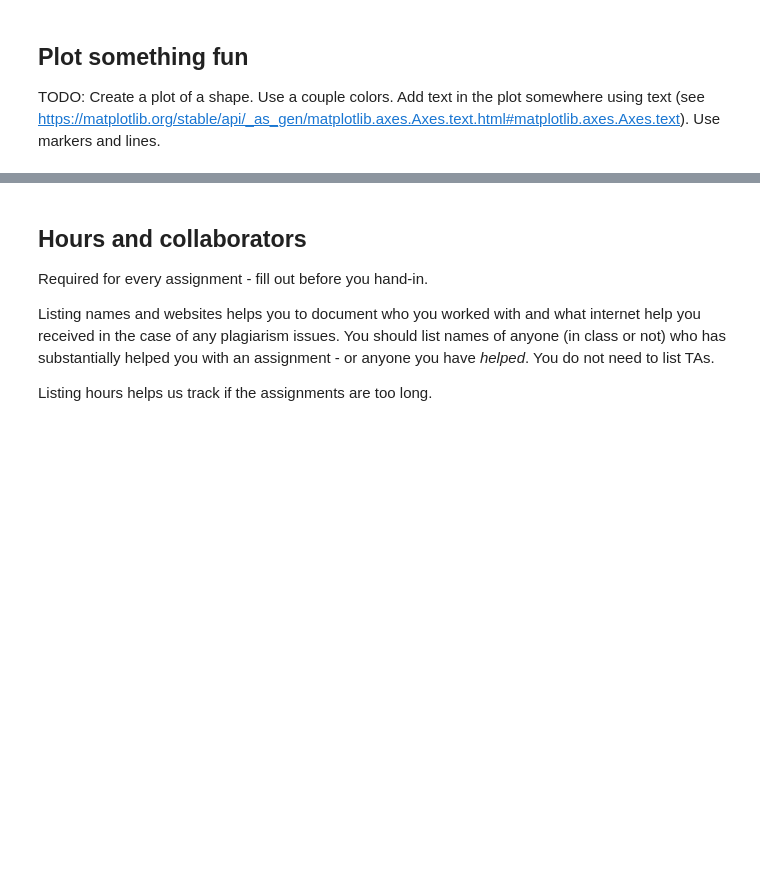
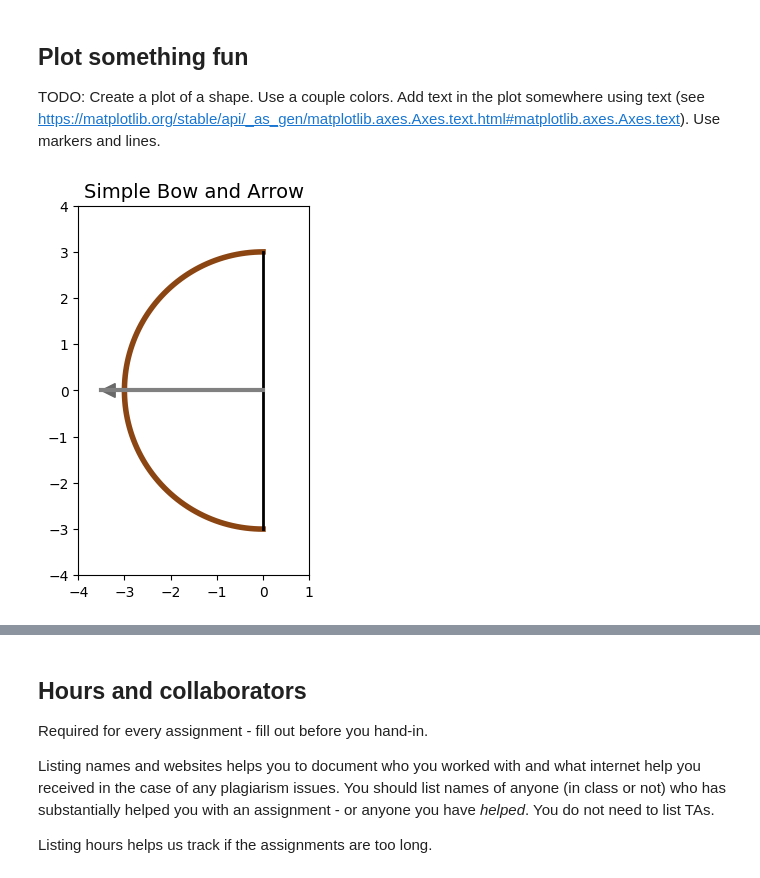
Before and after one commit to Ahmedmoui/IntroPythonProgramming, a Jupyter notebook: Week_3_plotting/lec_act_3_plotting.ipynb, the cells around one changed output, grey strips where cells are left out. Cells and saved outputs as stored; diff of their text form; code cells hidden in the pictures; blank space fills up the shorter version.

```diff
--- a/Week_3_plotting/lec_act_3_plotting.ipynb
+++ b/Week_3_plotting/lec_act_3_plotting.ipynb
@@ -97,2 +133,41 @@ fig2, axs2 = plt.subplots(1, 1)
+# %%
+fig2, axs2 = plt.subplots(1, 1)
+
+# --- Bow (a semicircle) ---
+theta = np.linspace(-np.pi/2, np.pi/2, 100)
+radius = 3
+x_bow = -np.cos(theta) * radius  # flip horizontally
+y_bow = np.sin(theta) * radius
+axs2.plot(x_bow, y_bow, color='saddlebrown', linewidth=4, label='Bow')
+# --- String (straight vertical line) ---
+axs2.plot([0, 0], [-radius, radius], color='black', linewidth=2, label='String')
+
+# --- Arrow shaft ---
+arrow_x = np.linspace(0, -(radius+.5), 100)
+arrow_y = np.zeros_like(arrow_x)
+axs2.plot(arrow_x, arrow_y, color='gray', linewidth=3, label='Arrow')
+
+# --- Arrowhead ---
+arrow_tip_x_pos = -3.5
+head_length = 0.3
+head_width = 0.3
+arrow_tip_x = [
+    arrow_tip_x_pos,
+    arrow_tip_x_pos + head_length,
+    arrow_tip_x_pos + head_length
+]
+arrow_tip_y = [0, head_width/2, -head_width/2]
+axs2.fill(arrow_tip_x, arrow_tip_y, color='dimgray')
+
+# --- Style tweaks ---
+axs2.set_aspect('equal')
+axs2.set_xlim(-4, 1)
+axs2.set_ylim(-4, 4)
+
+axs2.set_title("Simple Bow and Arrow", fontsize=14)
+
+plt.show()
+# %% [output]
+[figure, added]
 # %%
 grader.check("fun_shape")
```
Also changed, not shown: parts of 10 cells of this notebook, 2 other files.
